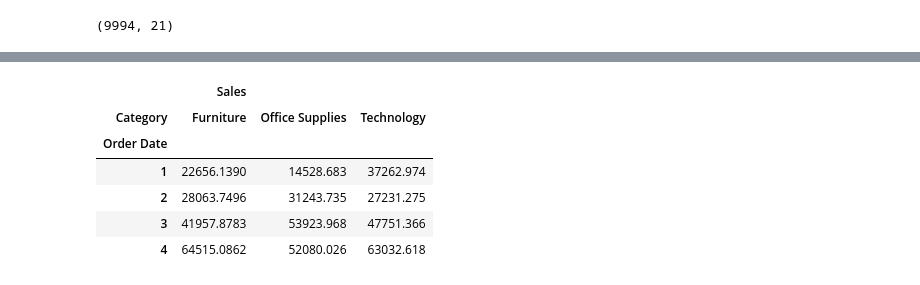
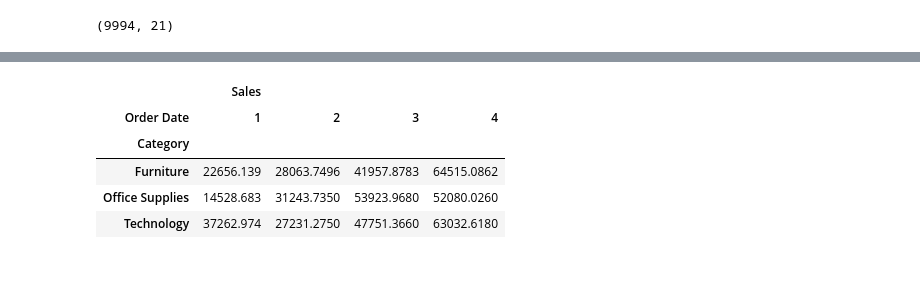
Before and after one commit to mazhar343/iPythonNotebook, a Jupyter notebook: QOR.ipynb, the cells around one changed output, grey strips where cells are left out. Cells and saved outputs as stored; diff of their text form; code cells hidden in the pictures.

```diff
--- a/QOR.ipynb
+++ b/QOR.ipynb
@@ -115,10 +135,9 @@ sales_of_2018_with_quarters = df_any_one_year.groupby([df['Order Date'].dt.quart
 # %%
-sales_of_2018_with_quarters.unstack(-1)
+sales_of_2018_with_quarters.unstack(-2)
 # %% [output]
-|  | Sales |  |  |
-| Category | Furniture | Office Supplies | Technology |
-| Order Date |  |  |  |
-| 1 | 22656.1390 | 14528.683 | 37262.974 |
-| 2 | 28063.7496 | 31243.735 | 27231.275 |
-| 3 | 41957.8783 | 53923.968 | 47751.366 |
-| 4 | 64515.0862 | 52080.026 | 63032.618 |
+|  | Sales |  |  |  |
+| Order Date | 1 | 2 | 3 | 4 |
+| Category |  |  |  |  |
+| Furniture | 22656.139 | 28063.7496 | 41957.8783 | 64515.0862 |
+| Office Supplies | 14528.683 | 31243.7350 | 53923.9680 | 52080.0260 |
+| Technology | 37262.974 | 27231.2750 | 47751.3660 | 63032.6180 |
```
Also changed, not shown: parts of 26 cells of this notebook.
